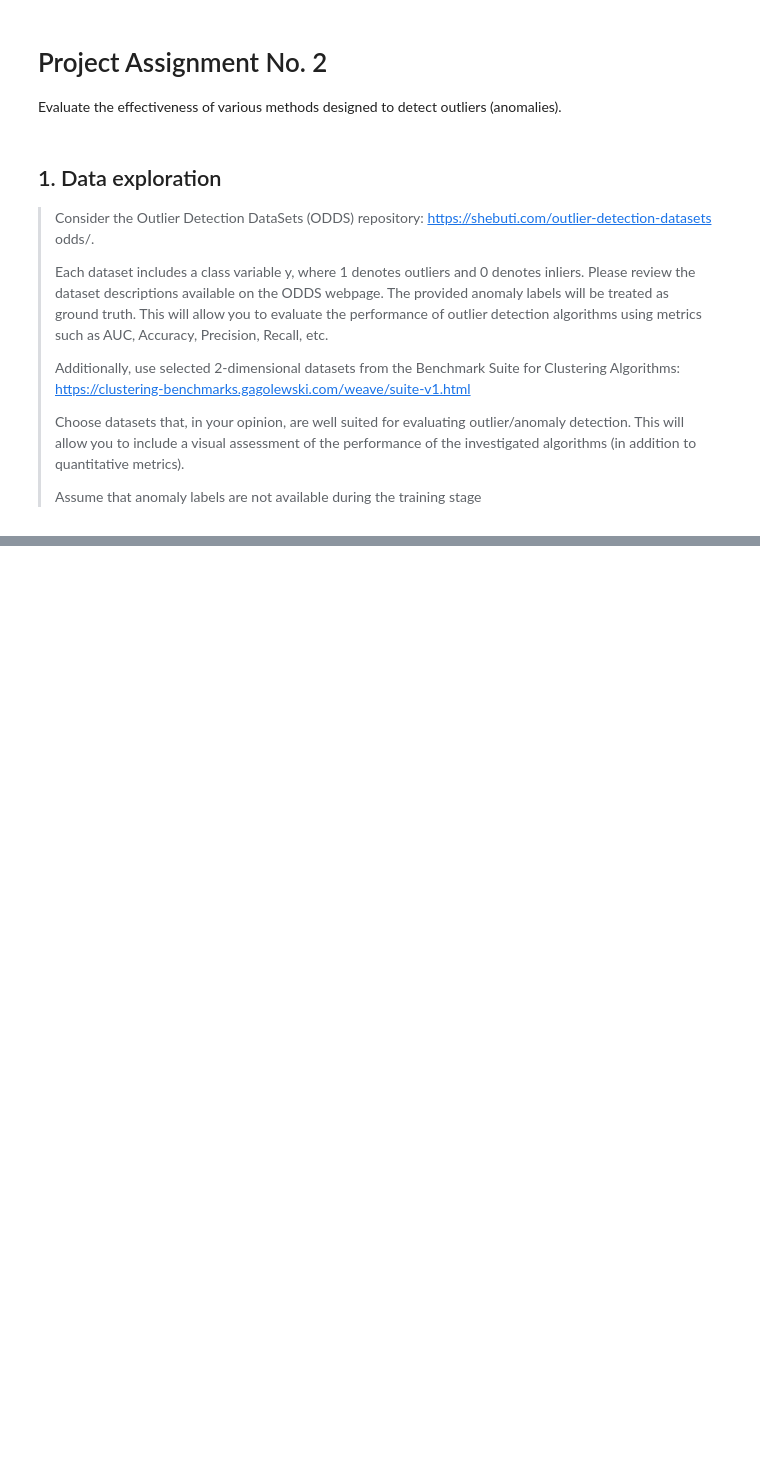
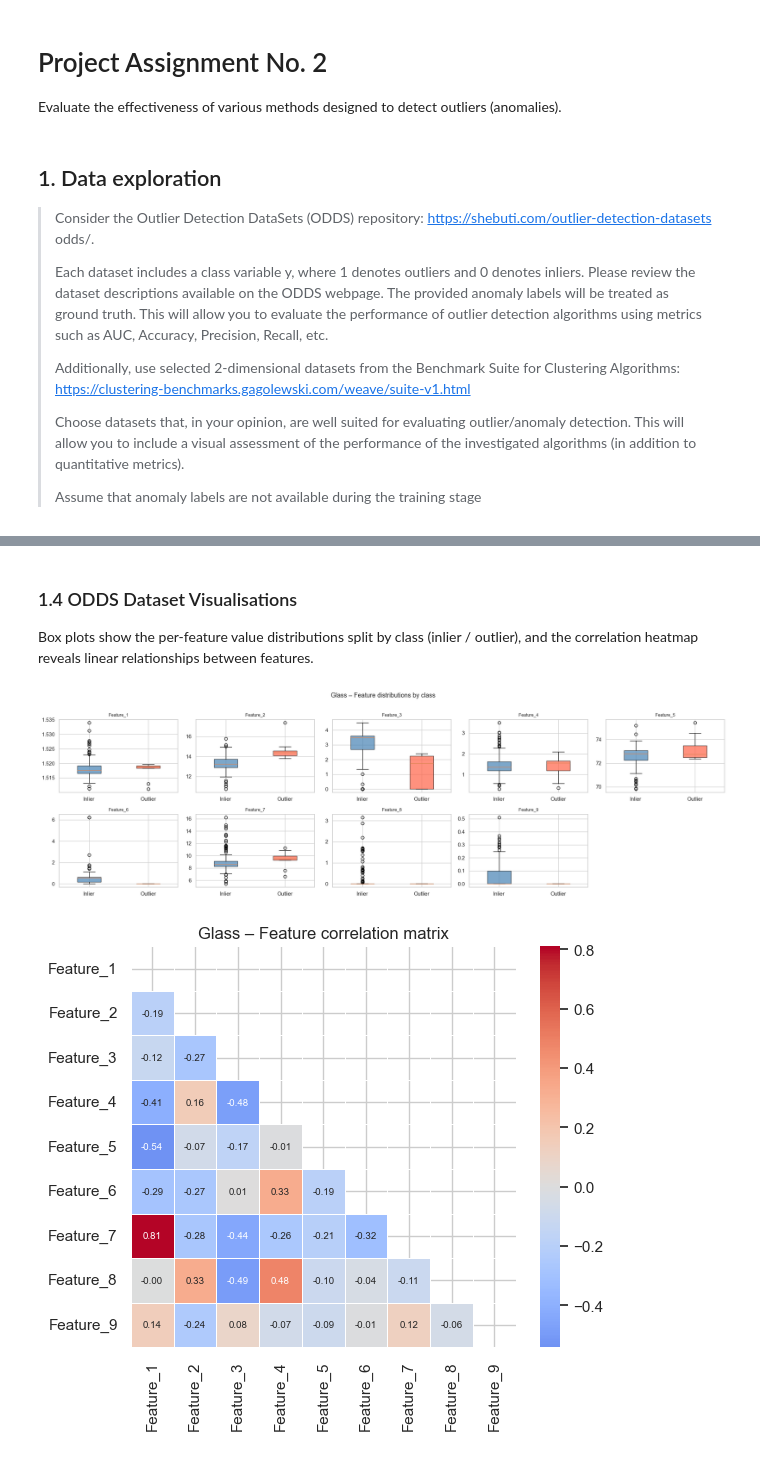
Before and after one commit to annaostrowska03/anomaly-detection-benchmark, a Jupyter notebook: notebooks/01_data_exploration.ipynb, the cells around one changed output, grey strips where cells are left out. Drawn from its saved outputs; the diff is of its cells as text; code cells hidden in the pictures; blank space fills up the shorter version.

Commit message:
feat: load datasets and add plots

```diff
--- a/notebooks/01_data_exploration.ipynb
+++ b/notebooks/01_data_exploration.ipynb
@@ -62,0 +86,10 @@ loading
+# %%
+DATA_DIR = os.path.join('..', 'data', 'raw')
+
+glass_X, glass_y       = load_odds_dataset(os.path.join(DATA_DIR, 'glass.mat'))
+ionosphere_X, ionosphere_y = load_odds_dataset(os.path.join(DATA_DIR, 'ionosphere.mat'))
+
+ring_noisy_X,   ring_noisy_yc,   ring_noisy_y   = load_benchmark_2d_dataset('graves', 'ring_noisy')
+zigzag_noisy_X, zigzag_noisy_yc, zigzag_noisy_y = load_benchmark_2d_dataset('graves', 'zigzag_noisy')
+
+print("Datasets loaded successfully.")
@@ -62,0 +100,10 @@ loading
+# %%
+datasets = {
+    'glass (ODDS)':           (glass_X, glass_y),
+    'ionosphere (ODDS)':      (ionosphere_X, ionosphere_y),
+    'ring_noisy (2D)':        (ring_noisy_X, ring_noisy_y),
+    'zigzag_noisy (2D)':      (zigzag_noisy_X, zigzag_noisy_y),
+}
+
+for name, (X, y) in datasets.items():
+    summarize_dataset(name, X, y)
@@ -62,0 +130,48 @@ loading
+# %% [markdown]
+### 1.4 ODDS Dataset Visualisations
+
+Box plots show the per-feature value distributions split by class (inlier / outlier), and the correlation heatmap reveals linear relationships between features.
+# %%
+def plot_odds_dataset(name, X, y):
+    df = X.copy()
+    df['Class'] = pd.Series(y.astype(int)).map({0: 'Inlier', 1: 'Outlier'}).values
+    n_features = X.shape[1]
+
+    n_cols = min(5, n_features)
+    n_rows = (n_features + n_cols - 1) // n_cols
+    fig, axes = plt.subplots(n_rows, n_cols, figsize=(4 * n_cols, 3 * n_rows))
+    axes = np.array(axes).flatten()
+
+    for i, col in enumerate(X.columns):
+        ax = axes[i]
+        for cls_idx, (cls, color) in enumerate([('Inlier', 'steelblue'), ('Outlier', 'tomato')]):
+            grp = df[df['Class'] == cls][col].dropna()
+            ax.boxplot(grp, positions=[cls_idx], widths=0.4, patch_artist=True,
+                       boxprops=dict(facecolor=color, alpha=0.7))
+        ax.set_xticks([0, 1])
+        ax.set_xticklabels(['Inlier', 'Outlier'])
+        ax.set_title(col, fontsize=9)
+
+    for j in range(i + 1, len(axes)):
+        axes[j].set_visible(False)
+
+    fig.suptitle(f'{name} – Feature distributions by class', fontsize=13, y=1.01)
+    plt.tight_layout()
+    plt.show()
+
+    fig, ax = plt.subplots(figsize=(max(6, n_features * 0.6), max(5, n_features * 0.6)))
+    corr = X.corr()
+    mask = np.triu(np.ones_like(corr, dtype=bool))
+    sns.heatmap(corr, mask=mask, annot=(n_features <= 12), fmt='.2f',
+                cmap='coolwarm', center=0, linewidths=0.5, ax=ax,
+                annot_kws={'size': 7})
+    ax.set_title(f'{name} – Feature correlation matrix', fontsize=12)
+    plt.tight_layout()
+    plt.show()
+
+
+for ds_name, X, y in [('Glass', glass_X, glass_y), ('Ionosphere', ionosphere_X, ionosphere_y)]:
+    plot_odds_dataset(ds_name, X, y)
+# %% [output]
+[figure, added]
+[figure, added]
```
Also changed, not shown: parts of 9 cells of this notebook.
